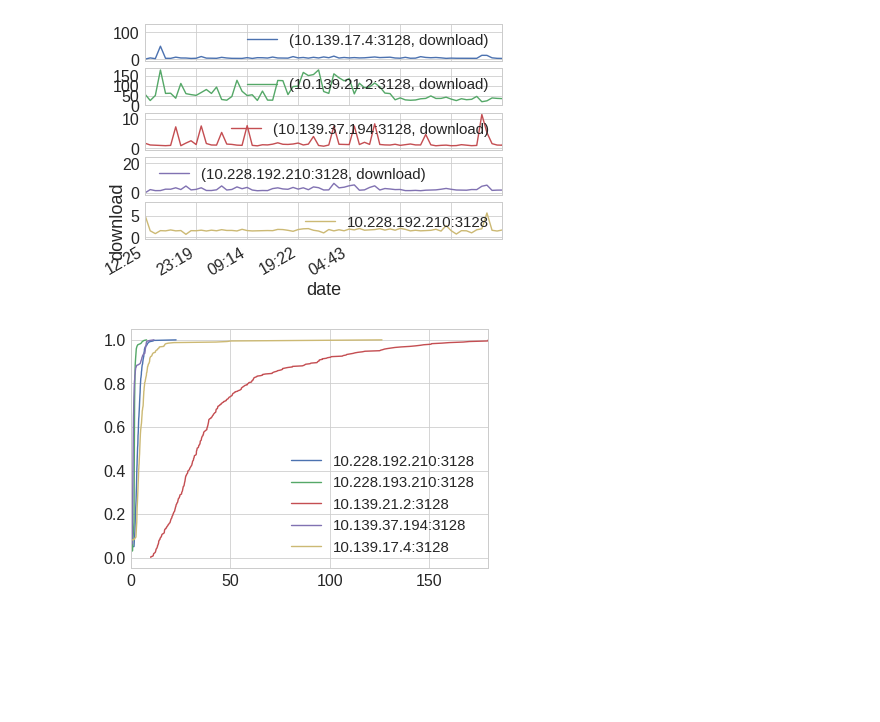
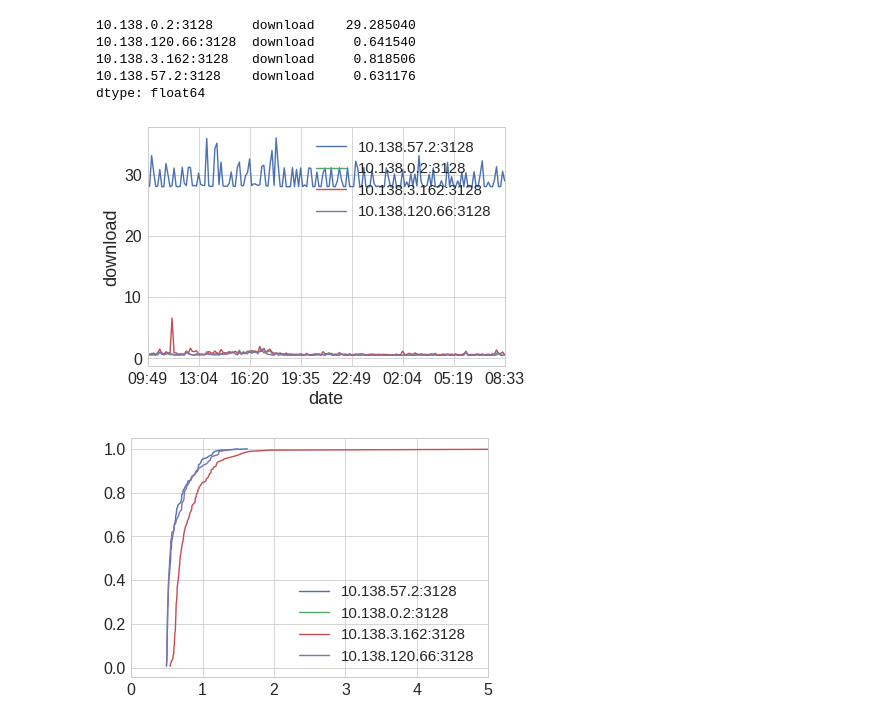
Before and after one commit to khulan8824/shellKhulan, a Jupyter notebook: plots/proxy_plots.ipynb, the cells around one changed output. Saved outputs shown, nothing was run; the diff lists cells and outputs as text; code cells hidden in the pictures; blank space fills up the shorter version.

Commit message:
Plotting vivaldi outputs

```diff
--- a/plots/proxy_plots.ipynb
+++ b/plots/proxy_plots.ipynb
@@ -10,7 +10,7 @@ import matplotlib.dates as mdates
 import numpy as np
 import seaborn as sns
 
-EXP_NAME = "inputs/5mb"
+EXP_NAME = "inputs/lluc/5mb/"
 MAX_ROUNDS = 70
 MAX_YVAL = 5
 
@@ -57,36 +57,43 @@ def read_inputs():
     return nodes_results
 
 def plot_var_per_round(results, var):
     """Plot the median acrros nodes of a variable"""
     median = getMedianDF(results,var)
     #Create new figure
     fig = plt.figure()
     #Print the plot
     median.plot()
     #Modify parameters
     plt.ylabel(var)
     #plt.xlabel('Date')
     plt.xlim(0,MAX_ROUNDS)
     plt.show()
 
 # Plot results to the separately
 def plot_separately(results,y_label, legends):
     df = pd.concat(results,axis=1)
     df.index = df.index.to_series().dt.strftime('%H:%M')
-    df.plot(subplots=True)
+    df.plot()
     plt.ylabel(y_label)
     plt.legend(legends, loc ="upper right")
-    plt.xlim(0,MAX_ROUNDS)
+    print(df.mean())
+    #plt.xlim(0,MAX_ROUNDS)
+    #plt.ylim(0,15)
     plt.show()
 
 
 
 
 if __name__ == '__main__':
     nodes_results = read_inputs()
     plot_separately(nodes_results, 'download', list(nodes_results))
 # %% [output]
+10.138.0.2:3128     download    29.285040
+10.138.120.66:3128  download     0.641540
+10.138.3.162:3128   download     0.818506
+10.138.57.2:3128    download     0.631176
+dtype: float64
-[figure, old version]
+[figure, new version]
 # %%
 def plot_ecdf(results, var):
     """Plot the ECDF of the median accross the nodes of a variable"""
@@ -98,6 +105,7 @@ def plot_ecdf(results, var):
         ecdf.plot()
         lbl.append(v)
     plt.legend(lbl, loc = 'lower right')
+    plt.xlim(0,5)
     plt.show()
 
 ######### Assistant functions###############
@@ -113,4 +121,4 @@ if __name__ == '__main__':
     nodes_results = read_inputs()
     plot_ecdf(nodes_results, list(nodes_results))
 # %% [output]
-[figure, old version]
+[figure, new version]
```
Also changed, not shown: parts of 1 cell of this notebook, 53 other files.
